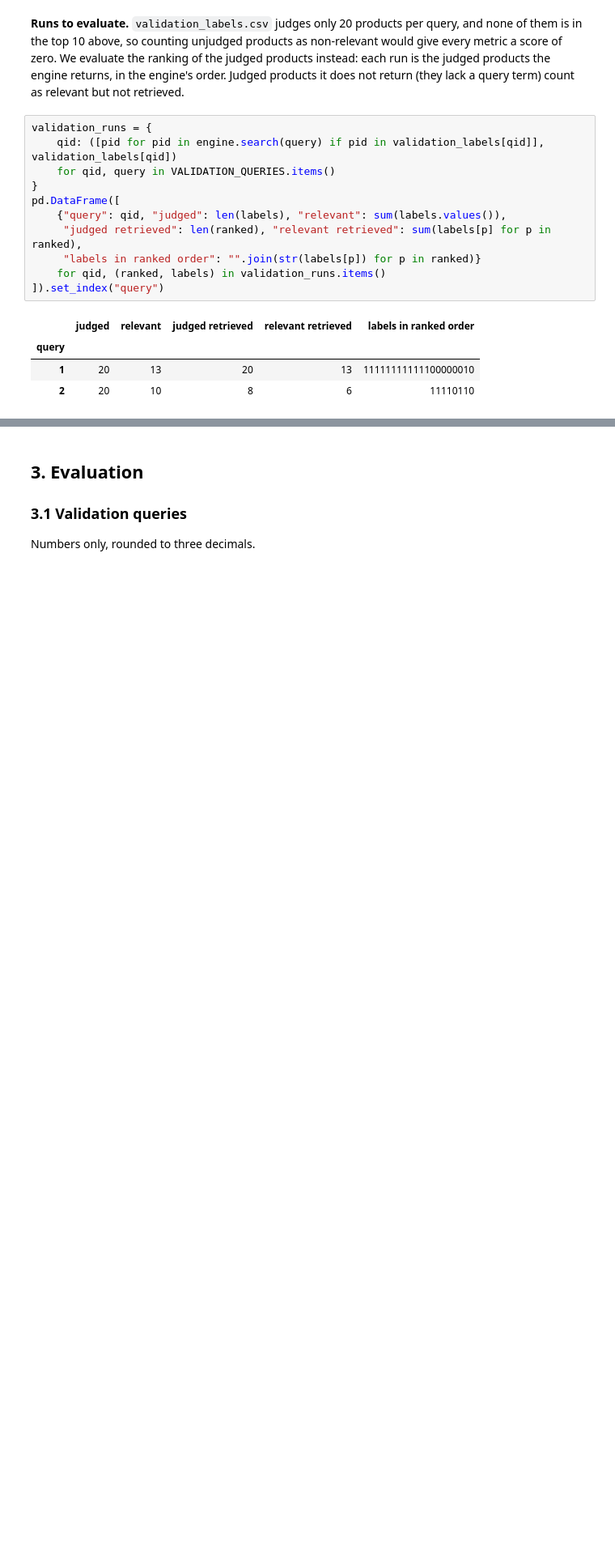
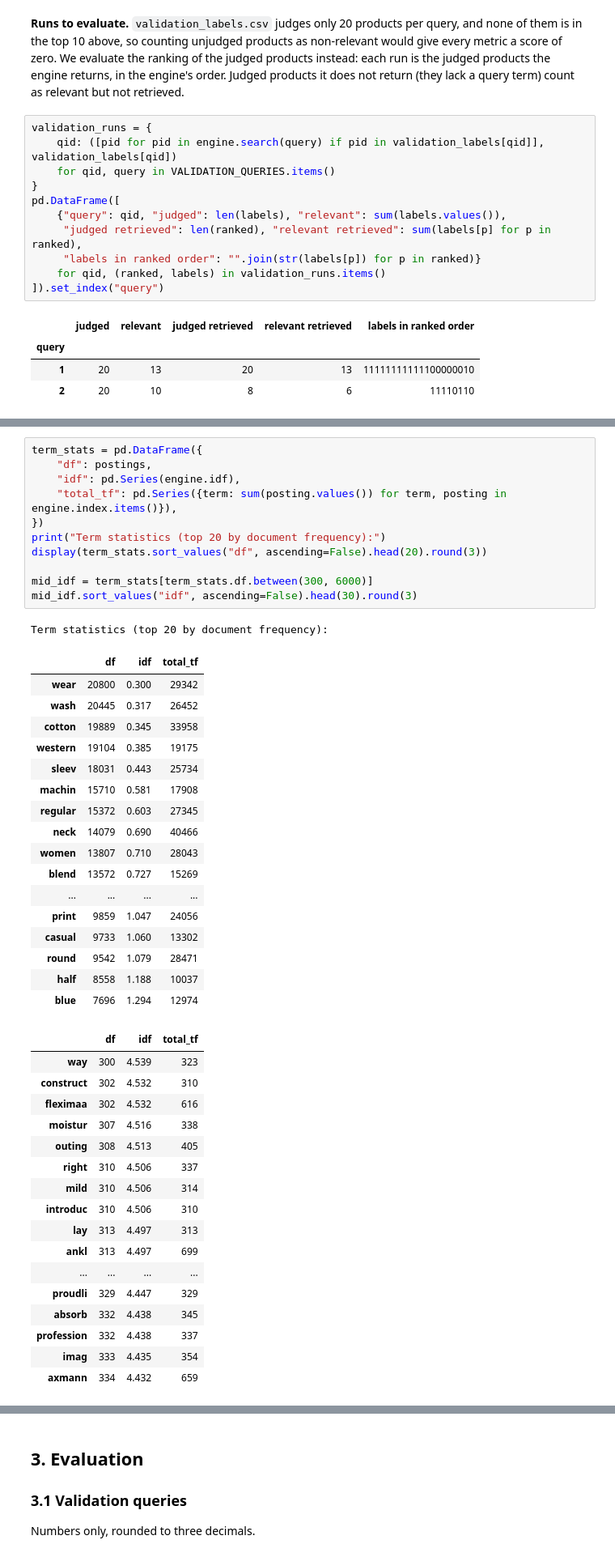
Before and after one commit to uripont/urban-outfinders, a Jupyter notebook: notebooks/part_2.ipynb, the cells around one changed output, grey strips where cells are left out. Shown at 81% size. Drawn from its saved outputs; the diff is of its cells as text; blank space fills up the shorter version.

```diff
--- a/notebooks/part_2.ipynb
+++ b/notebooks/part_2.ipynb
@@ -403,0 +195,47 @@ Relevance summary per query:
+# %%
+term_stats = pd.DataFrame({
+    "df": postings,
+    "idf": pd.Series(engine.idf),
+    "total_tf": pd.Series({term: sum(posting.values()) for term, posting in engine.index.items()}),
+})
+print("Term statistics (top 20 by document frequency):")
+display(term_stats.sort_values("df", ascending=False).head(20).round(3))
+
+mid_idf = term_stats[term_stats.df.between(300, 6000)]
+mid_idf.sort_values("idf", ascending=False).head(30).round(3)
+# %% [output]
+Term statistics (top 20 by document frequency):
+|  | df | idf | total_tf |
+| wear | 20800 | 0.300 | 29342 |
+| wash | 20445 | 0.317 | 26452 |
+| cotton | 19889 | 0.345 | 33958 |
+| western | 19104 | 0.385 | 19175 |
+| sleev | 18031 | 0.443 | 25734 |
+| machin | 15710 | 0.581 | 17908 |
+| regular | 15372 | 0.603 | 27345 |
+| neck | 14079 | 0.690 | 40466 |
+| women | 13807 | 0.710 | 28043 |
+| blend | 13572 | 0.727 | 15269 |
+| ... | ... | ... | ... |
+| print | 9859 | 1.047 | 24056 |
+| casual | 9733 | 1.060 | 13302 |
+| round | 9542 | 1.079 | 28471 |
+| half | 8558 | 1.188 | 10037 |
+| blue | 7696 | 1.294 | 12974 |
+|  | df | idf | total_tf |
+| way | 300 | 4.539 | 323 |
+| construct | 302 | 4.532 | 310 |
+| fleximaa | 302 | 4.532 | 616 |
+| moistur | 307 | 4.516 | 338 |
+| outing | 308 | 4.513 | 405 |
+| right | 310 | 4.506 | 337 |
+| mild | 310 | 4.506 | 314 |
+| introduc | 310 | 4.506 | 310 |
+| lay | 313 | 4.497 | 313 |
+| ankl | 313 | 4.497 | 699 |
+| ... | ... | ... | ... |
+| proudli | 329 | 4.447 | 329 |
+| absorb | 332 | 4.438 | 345 |
+| profession | 332 | 4.438 | 337 |
+| imag | 333 | 4.435 | 354 |
+| axmann | 334 | 4.432 | 659 |
```
Also changed, not shown: parts of 12 cells of this notebook, 3 other files.
